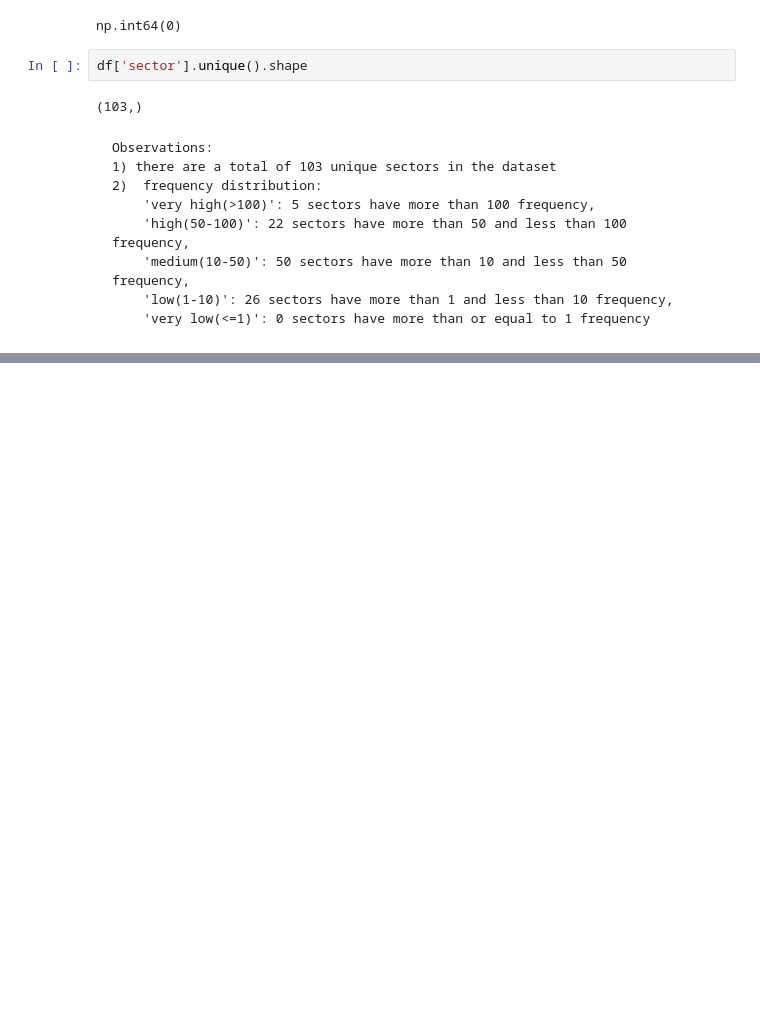
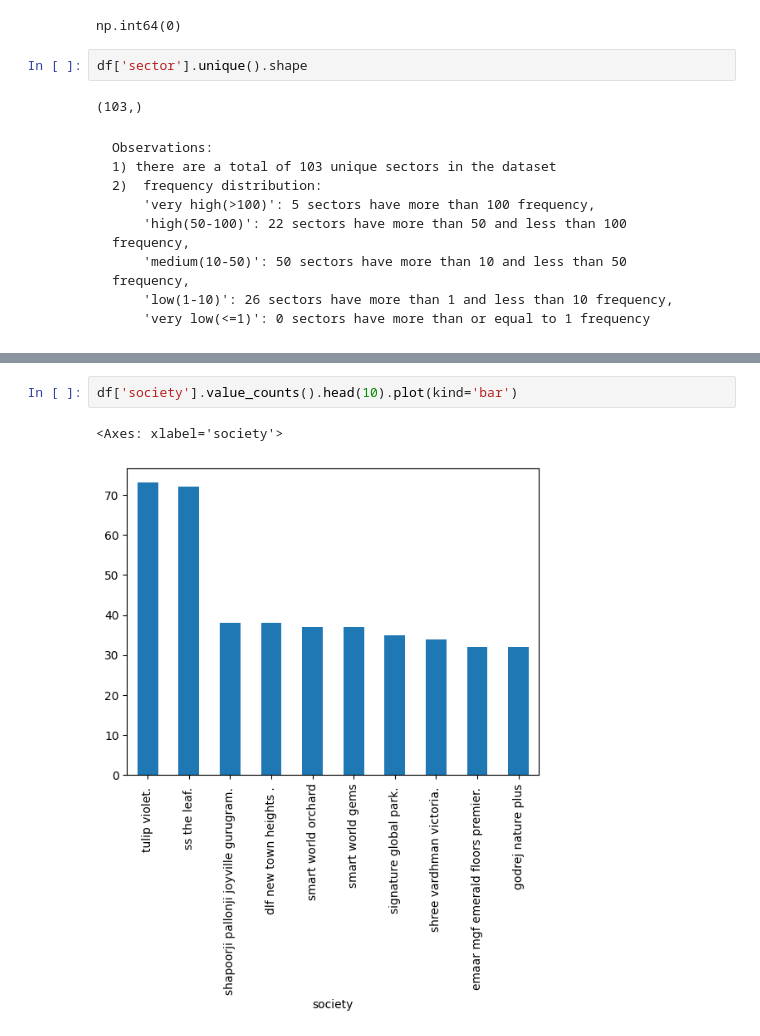
Before and after one commit to Yajas565/Proplytics, a Jupyter notebook: notebooks/session4_notebooks/univariate_EDA.ipynb, the cells around one changed output, grey strips where cells are left out. Saved outputs shown, nothing was run; the diff lists cells and outputs as text; blank space fills up the shorter version.

Commit message:
society analysis

```diff
--- a/notebooks/session4_notebooks/univariate_EDA.ipynb
+++ b/notebooks/session4_notebooks/univariate_EDA.ipynb
@@ -154,0 +177,5 @@ df['sector'].unique().shape
+# %%
+df['society'].value_counts().head(10).plot(kind='bar')
+# %% [output]
+<Axes: xlabel='society'>
+[figure, added]
```
Also changed, not shown: parts of 11 cells of this notebook.
